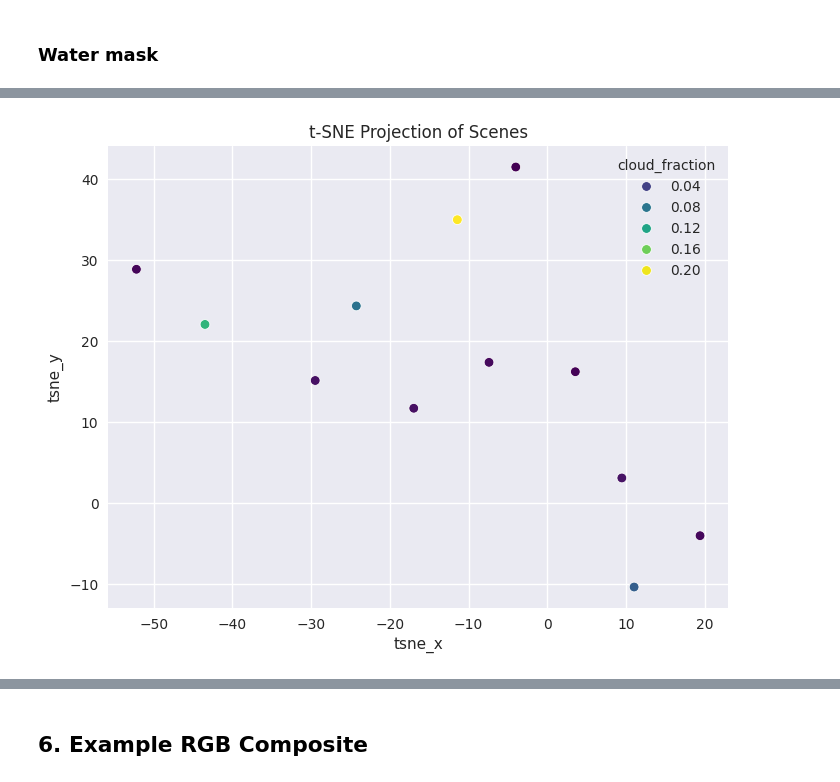
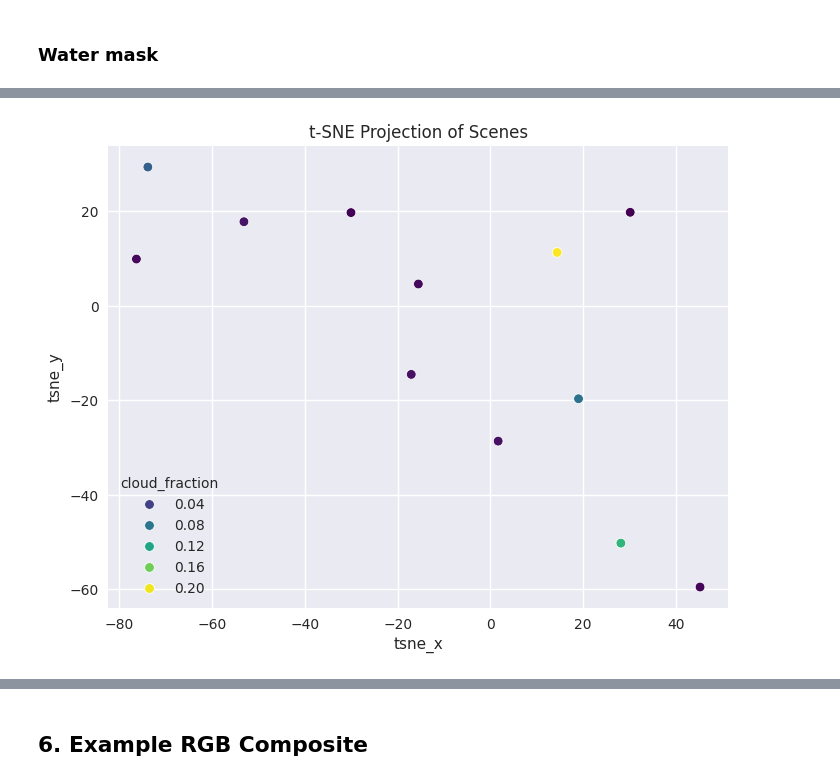
Before and after one commit to germanasergi/mucilage-detection, a Jupyter notebook: src/sentinel_analytics.ipynb, the cells around one changed output, grey strips where cells are left out. Drawn from its saved outputs; the diff is of its cells as text; code cells hidden in the pictures.

```diff
--- a/src/sentinel_analytics.ipynb
+++ b/src/sentinel_analytics.ipynb
@@ -113,7 +113,9 @@ def compute_water_stats(dt, bands, res="r20m"):
             stats[f"{b}_max"] = np.nan
 
     amei = compute_amei(dt)
+    ndwi = compute_ndwi(dt)
     stats["amei_mean"] = np.nanmean(amei[water_mask])
+    stats["ndwi_mean"] = np.nanmean(ndwi[water_mask])
 
     return stats
 
@@ -186,6 +188,15 @@ def compute_amei(ds, eps=1e-6):
 
     return amei
 
+def compute_ndwi(ds, eps=1e-6):
+    nir   = ds["measurements/reflectance/r20m/b8a"].values.astype(np.float32)
+    green = ds["measurements/reflectance/r20m/b03"].values.astype(np.float32)
+
+    # AMEI = (green - nir) / (green + nir)
+    ndwi  = (green - nir) / (green + nir + eps)  # eps avoids divide-by-zero
+
+    return ndwi
+
 
 def resample_nn(arr, target_shape):
     return resize(
@@ -287,21 +298,26 @@ KeyError: "None of [Index(['b02_mean', 'b03_mean', 'b04_mean', 'b08_mean', 'b8a_
 all_stats = []
 cloud_frac = []
 amei = []
+ndwi = []
 
 for file in zarr_files:
     dt = open_s2_zarr(file)
     res = compute_band_stats(dt, BANDS, 'r20m')
     cloud = compute_cloud_fraction(dt)
     amei_idx = compute_amei(dt)
+    ndwi_idx = compute_ndwi(dt)
     amei_mean = np.nanmean(amei_idx)
+    ndwi_mean = np.nanmean(ndwi_idx)
     all_stats.append(res)
     cloud_frac.append(cloud)
     amei.append(amei_mean)
+    ndwi.append(ndwi_mean)
 
 
 df_stats = pd.DataFrame(all_stats)
 df_stats['cloud_fraction'] = cloud_frac
 df_stats['amei'] = amei
+df_stats['ndwi'] = ndwi
 # %%
 X = df_stats[[f"{b}_mean" for b in BANDS]].fillna(0)
 X['amei'] = df_stats['amei']
@@ -389,20 +418,20 @@ df_stats['cloud_fraction'] = cloud_frac
 # %%
-BANDS.append('amei')
+BANDS.extend(['amei', 'ndwi'])
 X = df_stats[[f"{b}_mean" for b in BANDS]].fillna(0)
 X_scaled = StandardScaler().fit_transform(X)
 
 tsne = TSNE(n_components=2, random_state=42, perplexity=5)
 tsne_coords = tsne.fit_transform(X_scaled)
 
 df_stats['tsne_x'] = tsne_coords[:,0]
 df_stats['tsne_y'] = tsne_coords[:,1]
 
 plt.figure(figsize=(8,6))
 sns.scatterplot(data=df_stats, x='tsne_x', y='tsne_y', hue='cloud_fraction', palette='viridis')
 plt.title("t-SNE Projection of Scenes")
 plt.show()
 # %% [output]
-[figure, old version]
+[figure, new version]
 # %%
 # Run PCA
 pca = PCA(n_components=2, random_state=42)
```
Also changed, not shown: parts of 9 cells of this notebook, 3 other files.
